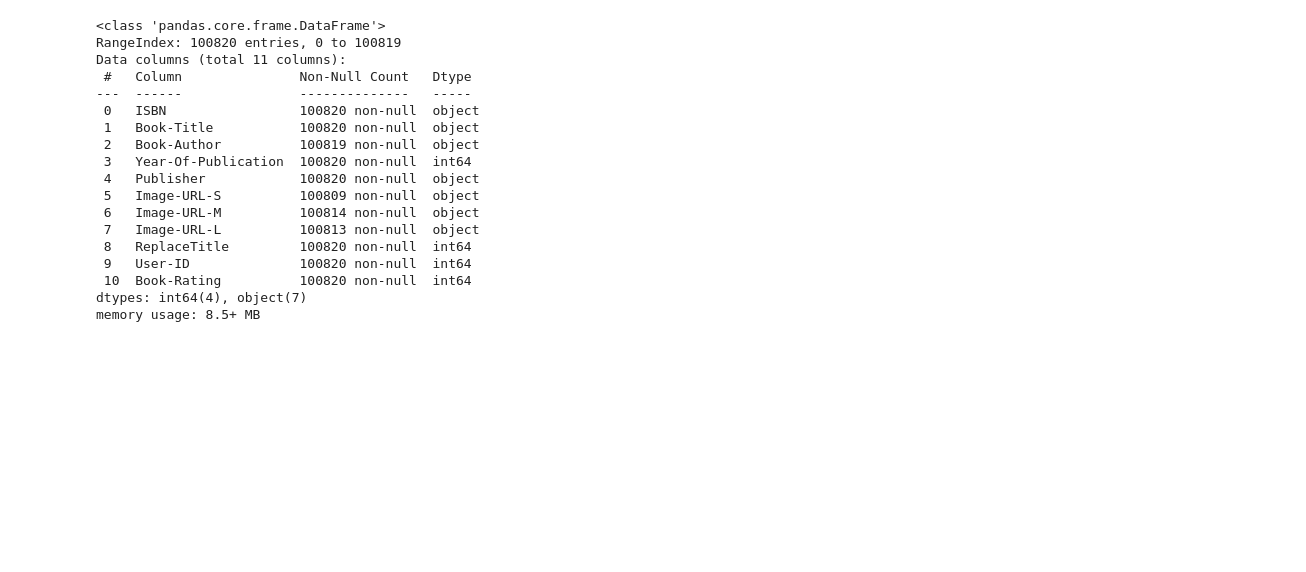
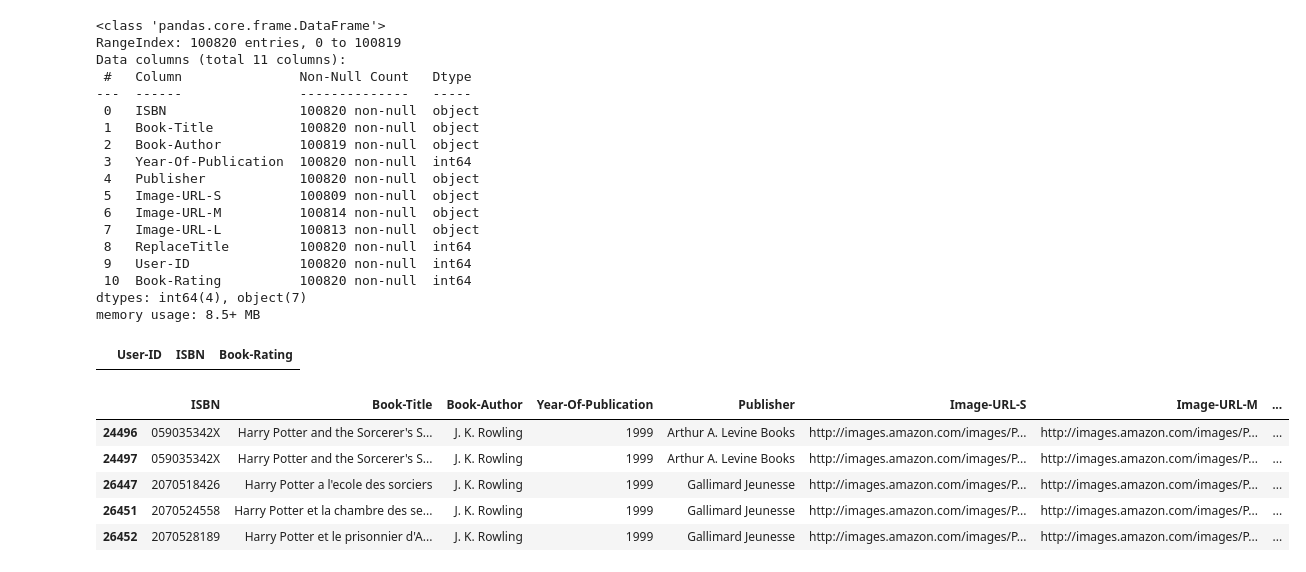
Before and after one commit to 00ddya3/20232_RS, a Jupyter notebook: project/eda.ipynb, the cells around one changed output. Cells and saved outputs as stored; diff of their text form; code cells hidden in the pictures; blank space fills up the shorter version.

```diff
--- a/project/eda.ipynb
+++ b/project/eda.ipynb
@@ -487,3 +490,19 @@ Data columns (total 11 columns):
  10  Book-Rating          100820 non-null  int64
 dtypes: int64(4), object(7)
 memory usage: 8.5+ MB
+# %%
+df_rating_Guser2 = df_rating.groupby('User-ID').agg({'ISBN' : 'nunique', 'Book-Rating' : 'count'}).reset_index()
+df_rating_Guser2[df_rating_Guser2['ISBN'] != df_rating_Guser2['Book-Rating']]
+# %% [output]
+|  | User-ID | ISBN | Book-Rating |
+# %%
+#df_book[df_book['Book-Title'].str.contains('Harry')]
+
+df_book[df_book['Book-Author'] == 'J. K. Rowling'].head()
+# %% [output]
+|  | ISBN | Book-Title | Book-Author | Year-Of-Publication | Publisher | Image-URL-S | Image-URL-M | ... |
+| 24496 | 059035342X | Harry Potter and the Sorcerer's S... | J. K. Rowling | 1999 | Arthur A. Levine Books | http://images.amazon.com/images/P... | http://images.amazon.com/images/P... | ... |
+| 24497 | 059035342X | Harry Potter and the Sorcerer's S... | J. K. Rowling | 1999 | Arthur A. Levine Books | http://images.amazon.com/images/P... | http://images.amazon.com/images/P... | ... |
+| 26447 | 2070518426 | Harry Potter a l'ecole des sorciers | J. K. Rowling | 1999 | Gallimard Jeunesse | http://images.amazon.com/images/P... | http://images.amazon.com/images/P... | ... |
+| 26451 | 2070524558 | Harry Potter et la chambre des se... | J. K. Rowling | 1999 | Gallimard Jeunesse | http://images.amazon.com/images/P... | http://images.amazon.com/images/P... | ... |
+| 26452 | 2070528189 | Harry Potter et le prisonnier d'A... | J. K. Rowling | 1999 | Gallimard Jeunesse | http://images.amazon.com/images/P... | http://images.amazon.com/images/P... | ... |
```
Also changed, not shown: parts of 5 cells of this notebook, 1 other file.
